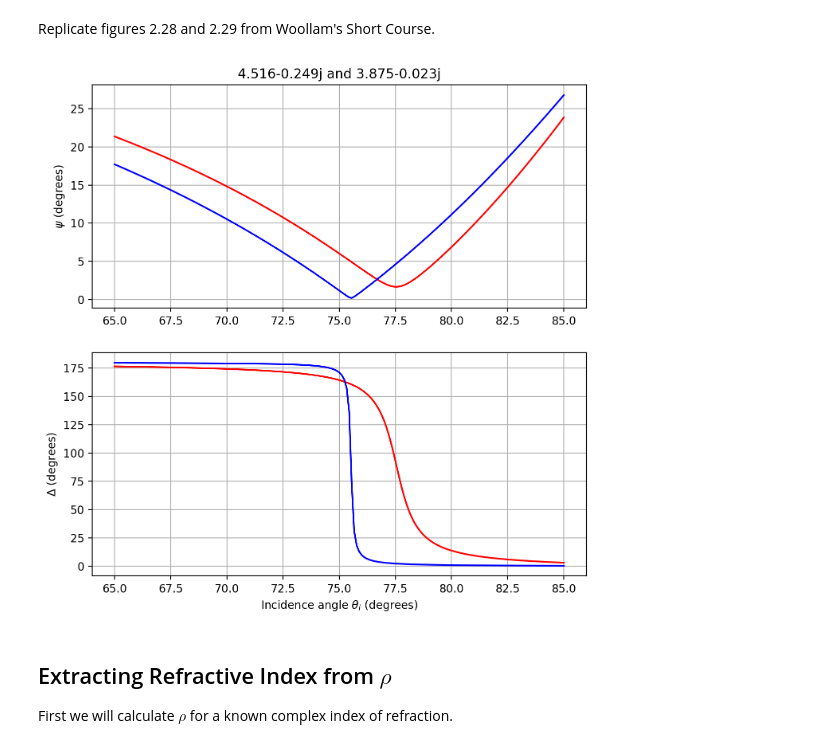
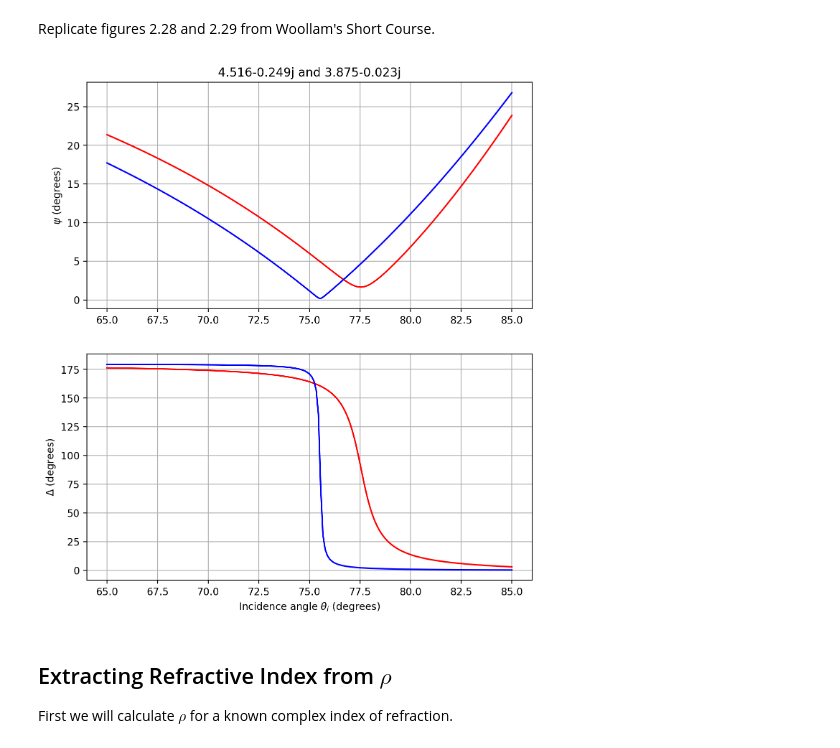
Before and after one commit to scottprahl/pypolar, a Jupyter notebook: docs/10a-Ellipsometry.ipynb, the cells around one changed output. Saved outputs shown, nothing was run; the diff lists cells and outputs as text; code cells hidden in the pictures.

```diff
--- a/docs/10a-Ellipsometry.ipynb
+++ b/docs/10a-Ellipsometry.ipynb
@@ -196,35 +195,35 @@ def plot_rho2(m1, m2):
     rho1 = ellipse.rho_from_m(m1, angles, deg=True)
     rho2 = ellipse.rho_from_m(m2, angles, deg=True)
 
     psi1 = np.degrees(np.arctan(np.abs(rho1)))
     psi2 = np.degrees(np.arctan(np.abs(rho2)))
 
     Delta1 = np.degrees(np.angle(rho1))
     Delta2 = np.degrees(np.angle(rho2))
 
-    plt.subplots(2, 1, figsize=(8, 8))
+    plt.subplots(2, 1, figsize=(8, 9))
     plt.subplot(2, 1, 1)
 
     plt.plot(angles, psi1, color="red")
     plt.plot(angles, psi2, color="blue")
     plt.ylabel(R"$\psi$ (degrees)")
     plt.title("%.3f%+.3fj and %.3f%+.3fj" % (m1.real, m1.imag, m2.real, m2.imag))
     plt.grid(True)
 
     plt.subplot(2, 1, 2)
     plt.plot(angles, Delta1, color="red")
     plt.plot(angles, Delta2, color="blue")
     plt.xlabel(R"Incidence angle $\theta_i$ (degrees)")
     plt.ylabel(R"$\Delta$ (degrees)")
     plt.grid(True)
 
 
 m1 = 4.516 - 0.249j  # amorphous silicon
 m2 = 3.875 - 0.023j  # crystalline silicon
 plot_rho2(m1, m2)
 plt.show()
 # %% [output]
-[figure, old version]
+[figure, new version]
 # %% [markdown]
 ## Extracting Refractive Index from $\rho$
 
```
Also changed, not shown: parts of 6 cells of this notebook, 7 other files.
